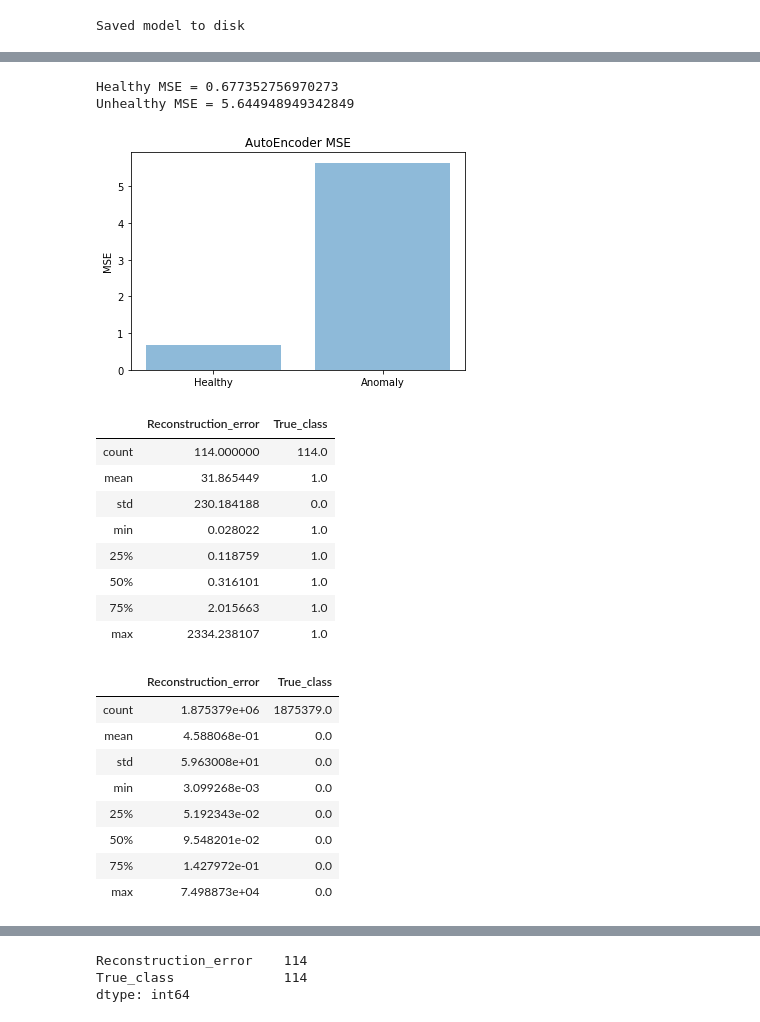
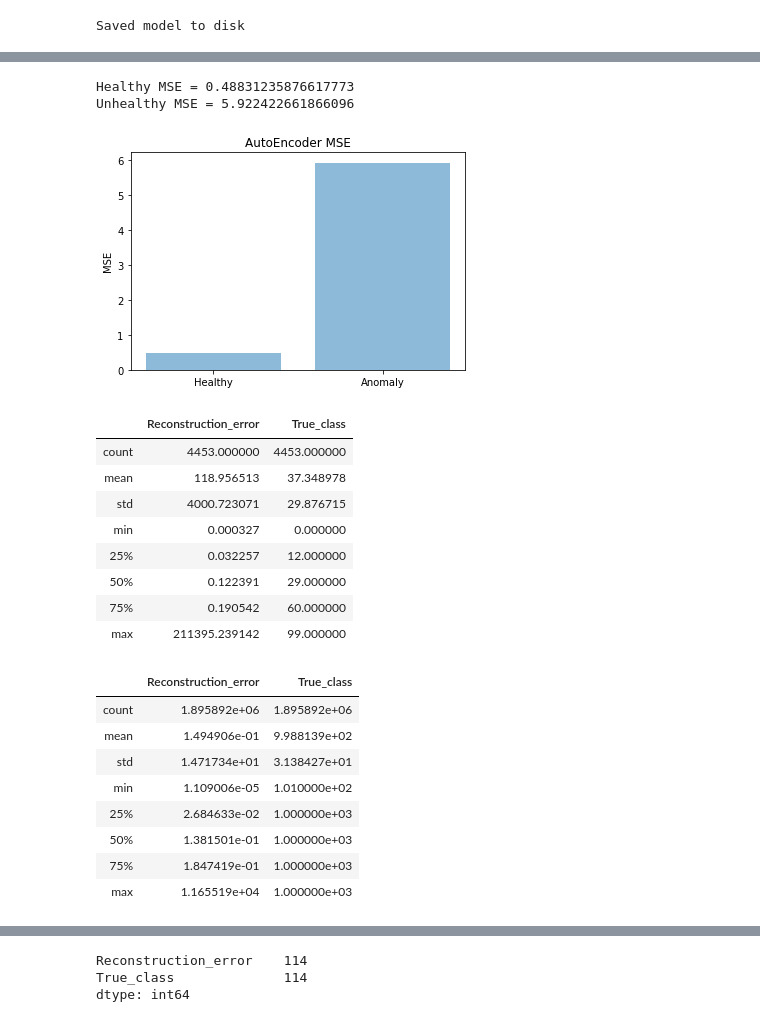
Before and after one commit to djzenma/Dell, a Jupyter notebook: anomaly_detection.ipynb, the cells around one changed output, grey strips where cells are left out. Cells and saved outputs as stored; diff of their text form; code cells hidden in the pictures.

```diff
--- a/anomaly_detection.ipynb
+++ b/anomaly_detection.ipynb
@@ -51,0 +151,3 @@ array(['Hitachi HDS5C3030ALA630', 'Hitachi HDS5C3030ALA630',
+# %%
+df = pd.read_csv('./DataP2/preprocessed1.csv')
+df.head()
@@ -281,3 +364,14 @@ autoencoder.save_weights("autoencoder3.h5")
 print("Saved model to disk")
 # %% [output]
 Saved model to disk
+# %%
+# Load Model
+
+# load json and create model
+json_file = open('./Models/AE5_90/autoencoderModel5_90.json', 'r')
+loaded_model_json = json_file.read()
+json_file.close()
+loaded_model = keras.models.model_from_json(loaded_model_json)
+# load weights into new model
+loaded_model.load_weights("./Models/AE5_90/autoencoder5_90.h5")
+print("Loaded model from disk")
@@ -284,20 +380,8 @@ Saved model to disk
 # %%
-# Load Model
-
-# load json and create model
-json_file = open('autoencoderModel3.json', 'r')
-loaded_model_json = json_file.read()
-json_file.close()
-loaded_model = keras.models.model_from_json(loaded_model_json)
-# load weights into new model
-loaded_model.load_weights("autoencoder3.h5")
-print("Loaded model from disk")
-
 # evaluate loaded model on test data
 loaded_model.compile(loss='mean_squared_error', optimizer='adam', metrics=['accuracy'])
 
-
-pred = loaded_model.predict(test_x)
+pred = loaded_model.predict(test_x, verbose = 1)
 mse = np.mean(np.power(test_x - pred, 2), axis=1)
 error_df = pd.DataFrame({'Reconstruction_error': mse,
                         'True_class': test_y})
@@ -313,35 +405,32 @@ Loaded model from disk
 # %%
 # Metrics
-healthy_test = test_x[np.where(test_y == 0)]
-anomaly_test = test_x[np.where(test_y == 1)]
+healthy_test = test_x[np.where(test_y >100)]
+anomaly_test = test_x[np.where(test_y < 100)]
 
 pred_healthy = loaded_model.predict(healthy_test)
 pred_anomaly = loaded_model.predict(anomaly_test)
 
 mse_healthy = np.sqrt(metrics.mean_squared_error(pred_healthy, healthy_test))
 mse_anomaly = np.sqrt(metrics.mean_squared_error(pred_anomaly, anomaly_test))
 
 print(f'Healthy MSE = {mse_healthy}')
 print(f'Unhealthy MSE = {mse_anomaly}')
 
 # Plot Healthy MSE vs Anomaly MSE
 y_pos = np.arange(len([mse_healthy, mse_anomaly]))
 plt.bar(y_pos, [mse_healthy, mse_anomaly], align='center', alpha=0.5)
 plt.xticks(y_pos, ['Healthy', 'Anomaly'])
 plt.ylabel('MSE')
 plt.title('AutoEncoder MSE')
 plt.savefig('MSE_AE2.png')
 plt.show()
 # %% [output]
-Healthy MSE = 0.677352756970273
-Unhealthy MSE = 5.644948949342849
+Healthy MSE = 0.48831235876617773
+Unhealthy MSE = 5.922422661866096
-[figure, old version]
+[figure, new version]
 # %%
-failures_score = error_df.iloc[np.where(test_y == 1)]
-healthy_score = error_df.iloc[np.where(test_y == 0)]
-
-failures_score_norm = failures_score
-healthy_score_norm = healthy_score
+failures_score = error_df.iloc[np.where(test_y < 100)]
+healthy_score = error_df.iloc[np.where(test_y > 100)]
 
 #failures_score_norm['Reconstruction_error'] = StandardScaler().fit_transform(failures_score[['Reconstruction_error']])
 #healthy_score_norm['Reconstruction_error'] = StandardScaler().fit_transform(healthy_score[['Reconstruction_error']])
@@ -351,21 +440,21 @@ display(failures_score.describe())
 display(healthy_score.describe())
 # %% [output]
 |  | Reconstruction_error | True_class |
-| count | 114.000000 | 114.0 |
-| mean | 31.865449 | 1.0 |
-| std | 230.184188 | 0.0 |
-| min | 0.028022 | 1.0 |
-| 25% | 0.118759 | 1.0 |
-| 50% | 0.316101 | 1.0 |
-| 75% | 2.015663 | 1.0 |
-| max | 2334.238107 | 1.0 |
+| count | 4453.000000 | 4453.000000 |
+| mean | 118.956513 | 37.348978 |
+| std | 4000.723071 | 29.876715 |
+| min | 0.000327 | 0.000000 |
+| 25% | 0.032257 | 12.000000 |
+| 50% | 0.122391 | 29.000000 |
+| 75% | 0.190542 | 60.000000 |
+| max | 211395.239142 | 99.000000 |
 |  | Reconstruction_error | True_class |
-| count | 1.875379e+06 | 1875379.0 |
-| mean | 4.588068e-01 | 0.0 |
-| std | 5.963008e+01 | 0.0 |
-| min | 3.099268e-03 | 0.0 |
-| 25% | 5.192343e-02 | 0.0 |
-| 50% | 9.548201e-02 | 0.0 |
-| 75% | 1.427972e-01 | 0.0 |
-| max | 7.498873e+04 | 0.0 |
+| count | 1.895892e+06 | 1.895892e+06 |
+| mean | 1.494906e-01 | 9.988139e+02 |
+| std | 1.471734e+01 | 3.138427e+01 |
+| min | 1.109006e-05 | 1.010000e+02 |
+| 25% | 2.684633e-02 | 1.000000e+03 |
+| 50% | 1.381501e-01 | 1.000000e+03 |
+| 75% | 1.847419e-01 | 1.000000e+03 |
+| max | 1.165519e+04 | 1.000000e+03 |
 # %%
```
Also changed, not shown: parts of 30 cells of this notebook, 9 other files.
